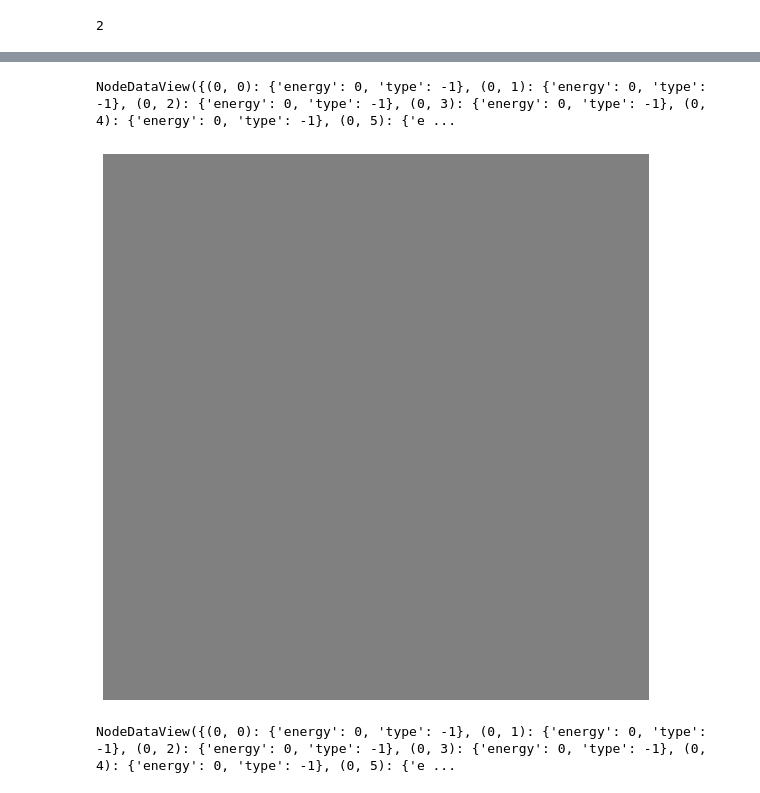
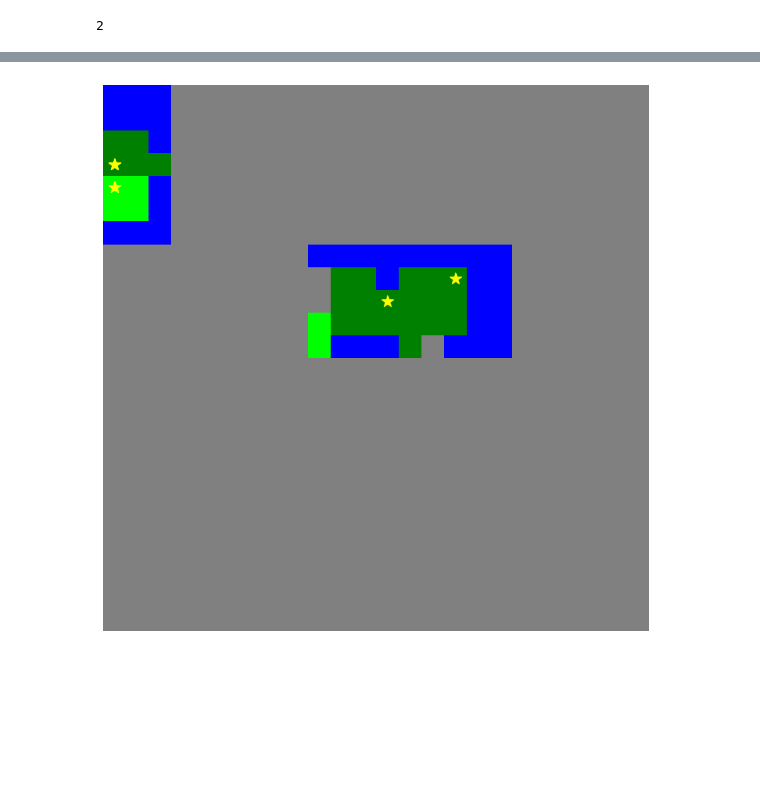
Before and after one commit to gaetanDubuc/Lux-S3-submission, a Jupyter notebook: notebooks/env.ipynb, the cells around one changed output, grey strips where cells are left out. Saved outputs shown, nothing was run; the diff lists cells and outputs as text; code cells hidden in the pictures; blank space fills up the shorter version.

```diff
--- a/notebooks/env.ipynb
+++ b/notebooks/env.ipynb
@@ -58,26 +58,3 @@ def direction_to(src, target):
 # %%
 def manhattan_distance(start_node: ArrayLike, end_node: ArrayLike) -> int:
     return abs(start_node[0] - end_node[0]) + abs(start_node[0] - end_node[0])
-# %%
-@dataclass(frozen=True)
-class Coordinate:
-    x: int
-    y: int
-
-    def __getitem__(self, index: int):
-        if index == 0:
-            return self.x
-        elif index == 1:
-            return self.y
-        else:
-            raise IndexError("Index out of range. Use 0 for 'x' and 1 for 'y'.")
-
-
-class Graph:
-    def __init__(self, map_width: int, map_height: int):
-        self.map: nx.DiGraph = nx.grid_2d_graph(
-            map_width, map_height, periodic=False, create_using=nx.DiGraph()
-        )
-# %%
-G = Graph(24, 24)
-obs_player_0 = obs["player_0"]
@@ -312,44 +763,48 @@ for _ in range(19):
-# %%
-agent_0.graph.map.nodes(data=True)
-# %% [output]
-NodeDataView({(0, 0): {'energy': 0, 'type': -1}, (0, 1): {'energy': 0, 'type': -1}, (0, 2): {'energy': 0, 'type': -1}, (0, 3): {'energy': 0, 'type': -1}, (0, 4): {'energy': 0, 'type': -1}, (0, 5): {'e ...
 # %%
 import networkx as nx
 import numpy as np
 import pandas as pd
 import matplotlib.pyplot as plt
 
 # Créer une matrice vide
 matrix = np.empty((24, 24), dtype=object)
 
 # Remplir la matrice avec les types des cases
 for (x, y), data in agent_0.graph.map.nodes(data=True):
     matrix[x, y] = data["type"]
 
 # Conversion en DataFrame pour un affichage facile
 df_map = pd.DataFrame(matrix)
 
 # Définition des couleurs pour chaque type de case
 color_map = {
     -1: (128, 128, 128),  # grey
     0: (0, 0, 255),  # blue
     1: (0, 128, 0),  # green
-    2: (0, 100, 0),
+    2: (0, 255, 0),  # light green
 }
 
 # Convertir la matrice de types en une matrice RGB
 color_matrix_rgb = np.array(
-    [[color_map[val] for val in row] for row in df_map.values], dtype=np.uint8
+    [[color_map[int(val)] for val in row] for row in df_map.values], dtype=np.int32
 )
 
 # Afficher la carte
 plt.figure(figsize=(10, 10))
 plt.imshow(color_matrix_rgb)
 plt.axis("off")
+
+# Ajouter des étoiles aux positions de type 3
+for x, y in (
+    obs["player_0"]
+    .units.position[0][obs["player_0"].units.position[0] != -1]
+    .reshape(-1, 2)
+):
+    if (x, y) != (-1, -1):
+        plt.scatter(
+            y, x, color="yellow", marker="*", s=150
+        )  # jaune avec un marqueur étoile
+
 plt.show()
 # %% [output]
-[figure, old version]
+[figure, new version]
-# %%
-agent_0.graph.map.nodes(data=True)
-# %% [output]
-NodeDataView({(0, 0): {'energy': 0, 'type': -1}, (0, 1): {'energy': 0, 'type': -1}, (0, 2): {'energy': 0, 'type': -1}, (0, 3): {'energy': 0, 'type': -1}, (0, 4): {'energy': 0, 'type': -1}, (0, 5): {'e ...
```
Also changed, not shown: parts of 13 cells of this notebook.
